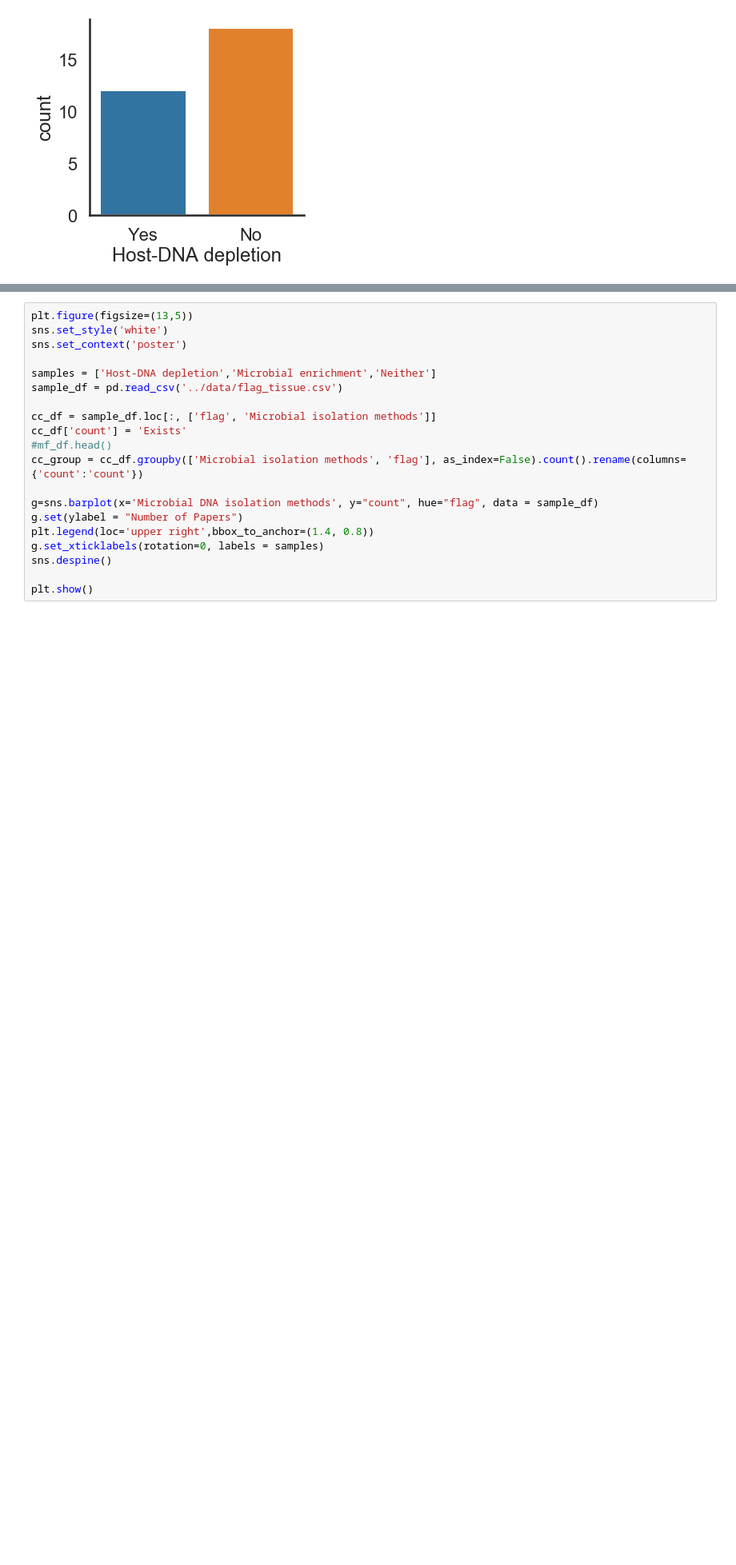
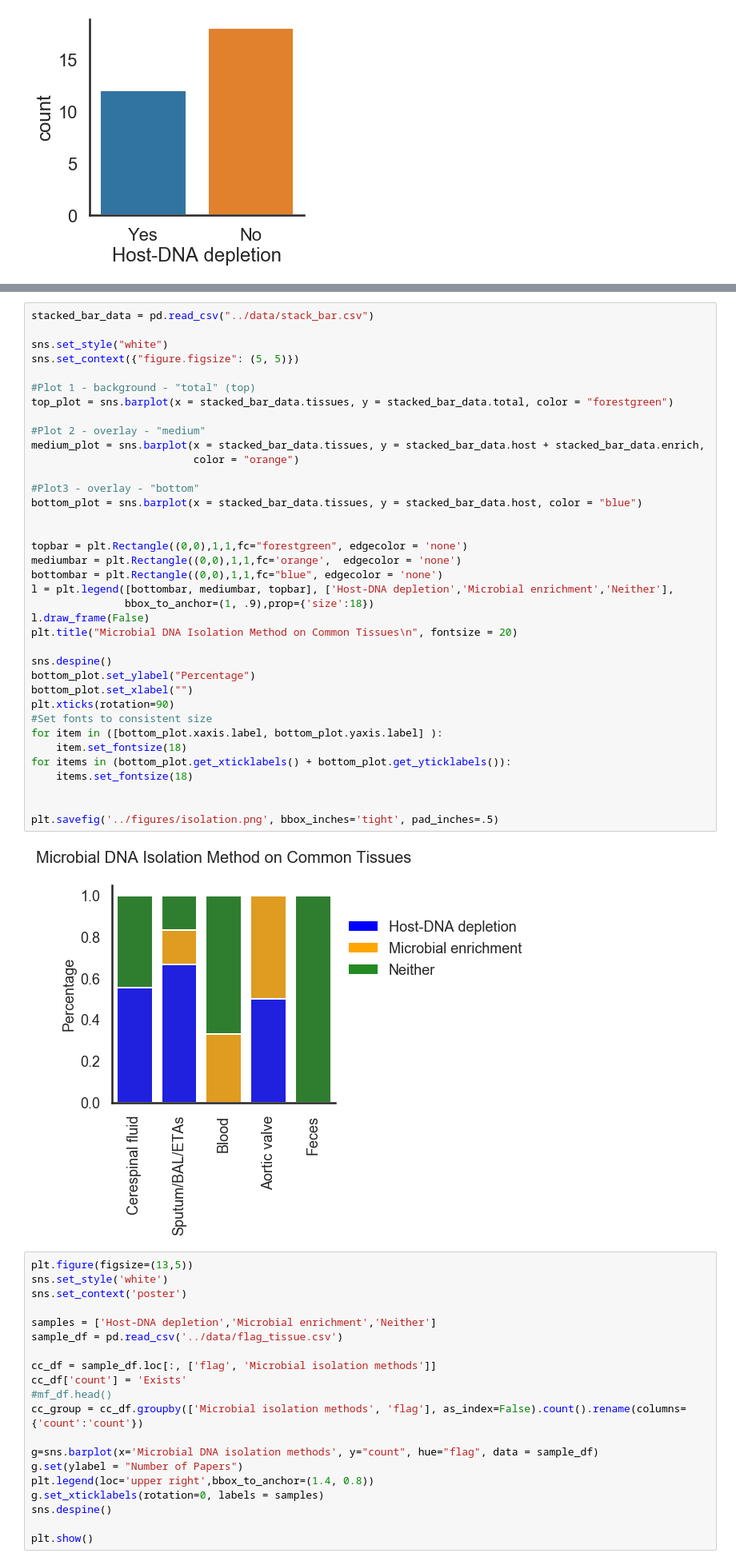
Before and after one commit to LizChang/Review-Paper-Figures, a Jupyter notebook: notebooks/table.ipynb, the cells around one changed output, grey strips where cells are left out. Shown at 80% size. Cells and saved outputs as stored; diff of their text form; blank space fills up the shorter version.

```diff
--- a/notebooks/table.ipynb
+++ b/notebooks/table.ipynb
@@ -59,3 +59,42 @@ plt.savefig('../figures/isolation_methods.png', bbox_inches='tight')
+# %%
+stacked_bar_data = pd.read_csv("../data/stack_bar.csv")
+
+sns.set_style("white")
+sns.set_context({"figure.figsize": (5, 5)})
+
+#Plot 1 - background - "total" (top)
+top_plot = sns.barplot(x = stacked_bar_data.tissues, y = stacked_bar_data.total, color = "forestgreen")
+
+#Plot 2 - overlay - "medium"
+medium_plot = sns.barplot(x = stacked_bar_data.tissues, y = stacked_bar_data.host + stacked_bar_data.enrich,
+                          color = "orange")
+
+#Plot3 - overlay - "bottom"
+bottom_plot = sns.barplot(x = stacked_bar_data.tissues, y = stacked_bar_data.host, color = "blue")
+
+
+topbar = plt.Rectangle((0,0),1,1,fc="forestgreen", edgecolor = 'none')
+mediumbar = plt.Rectangle((0,0),1,1,fc='orange',  edgecolor = 'none')
+bottombar = plt.Rectangle((0,0),1,1,fc="blue", edgecolor = 'none')
+l = plt.legend([bottombar, mediumbar, topbar], ['Host-DNA depletion','Microbial enrichment','Neither'],
+               bbox_to_anchor=(1, .9),prop={'size':18})
+l.draw_frame(False)
+plt.title("Microbial DNA Isolation Method on Common Tissues\n", fontsize = 20)
+
+sns.despine()
+bottom_plot.set_ylabel("Percentage")
+bottom_plot.set_xlabel("")
+plt.xticks(rotation=90)
+#Set fonts to consistent size
+for item in ([bottom_plot.xaxis.label, bottom_plot.yaxis.label] ):
+    item.set_fontsize(18)
+for items in (bottom_plot.get_xticklabels() + bottom_plot.get_yticklabels()):
+    items.set_fontsize(18)
+
+
+plt.savefig('../figures/isolation.png', bbox_inches='tight', pad_inches=.5)
+# %% [output]
+[figure, added]
 # %%
 plt.figure(figsize=(13,5))
 sns.set_style('white')
```
Also changed, not shown: parts of 12 cells of this notebook, 18 other files.
